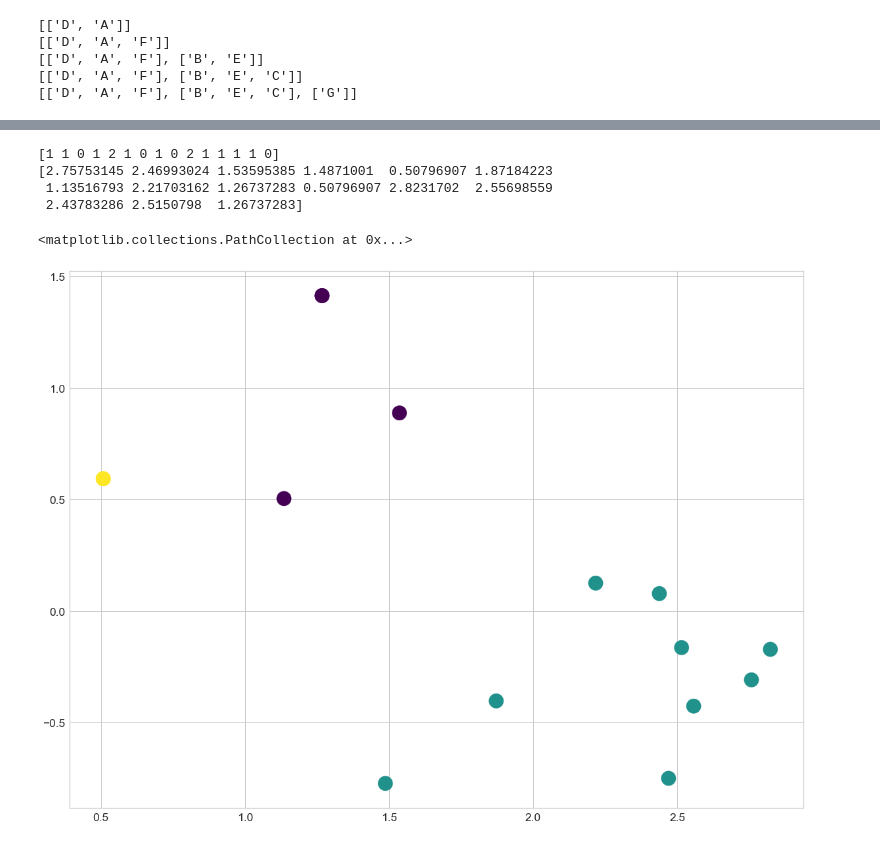
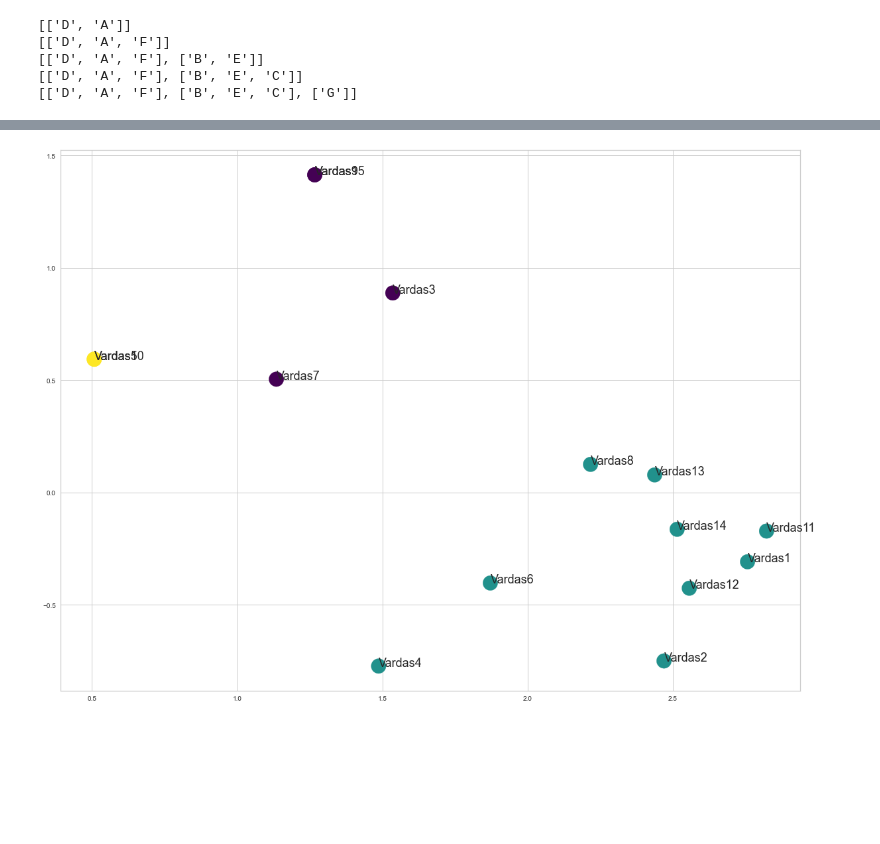
Before and after one commit to katinas15/masininis-paskaitos, a Jupyter notebook: antras.ipynb, the cells around one changed output, grey strips where cells are left out. Drawn from its saved outputs; the diff is of its cells as text; code cells hidden in the pictures; blank space fills up the shorter version.

```diff
--- a/antras.ipynb
+++ b/antras.ipynb
@@ -124,7 +133,7 @@ valueColumns = ['p1', 'p2', 'p3', 'p4', 'p5', 'p6', 'p7', 'p8', 'p9', 'p10']
 df = pd.DataFrame(dataset, columns=['pacientas', 'p1', 'p2', 'p3', 'p4', 'p5', 'p6', 'p7', 'p8', 'p9', 'p10'])
 allPoints = df.drop("pacientas", axis=1)
 
-radius = 0.5
+radius = 1.5
 error = 0.01
 # %%
 from scipy.spatial import distance
@@ -218,7 +220,7 @@ for index in range(len(centers)):
 import matplotlib.pyplot as plt
 from sklearn.cluster import DBSCAN
 x = allPoints.values.tolist()
-clustering = DBSCAN(eps=0.8, min_samples=2, metric='euclidean').fit(x)
+clustering = DBSCAN(eps=1.4, min_samples=2, metric='euclidean').fit(x)
 print(clustering.labels_)
 
 clusters = {}
@@ -301,10 +303,8 @@ x_transformed = svd.fit_transform(x)
 clustering = DBSCAN(eps=0.8, min_samples=2, metric='euclidean').fit(x) # min_samples
 # objektų skaičius kaiminystėje, norint, kad taškas būtų laikomas šakniniu;
 #eps- Didžiausias atstumas tarp dviejų objektų, kad vienas būtų laikomas šalia kito.
-
+print(clustering.labels_)
 plt.subplots(figsize=(20, 15))
-plt.scatter(x_transformed[:, 0], x_transformed[:, 1], s=100,cmap='viridis')
-for index, label in enumerate(clustering.labels_):
-    plt.annotate(label, (x_transformed[:, 0][index], x_transformed[:, 1][index]), fontsize=24)
+plt.scatter(x_transformed[:, 0], x_transformed[:, 1], c=clustering.labels_, s=500,cmap='viridis')
 # %% [output]
 [-1 -1 -1 -1  0 -1 -1 -1  1  0 -1 -1 -1 -1  1]
@@ -315,18 +313,15 @@ for index, label in enumerate(clustering.labels_):
 # %%
 #septinta
 x = allPoints.values.tolist()
 from sklearn.decomposition import TruncatedSVD
 svd = TruncatedSVD(n_components = 2)
 x_transformed = svd.fit_transform(x)
 kmeans = KMeans(n_clusters=3).fit(x)
 kmeans.labels_
 
 plt.subplots(figsize=(20, 15))
 plt.scatter(x_transformed[:, 0], x_transformed[:, 1], c=kmeans.labels_, s=500, cmap='viridis')
+for index, label in enumerate(kmeans.labels_):
+    plt.annotate(df.loc[index].pacientas, (x_transformed[:, 0][index], x_transformed[:, 1][index]), fontsize=18)
 # %% [output]
-[1 1 0 1 2 1 0 1 0 2 1 1 1 1 0]
-[2.75753145 2.46993024 1.53595385 1.4871001  0.50796907 1.87184223
- 1.13516793 2.21703162 1.26737283 0.50796907 2.8231702  2.55698559
- 2.43783286 2.5150798  1.26737283]
-<matplotlib.collections.PathCollection at 0x...>
-[figure, old version]
+[figure, new version]
```
Also changed, not shown: parts of 9 cells of this notebook.
